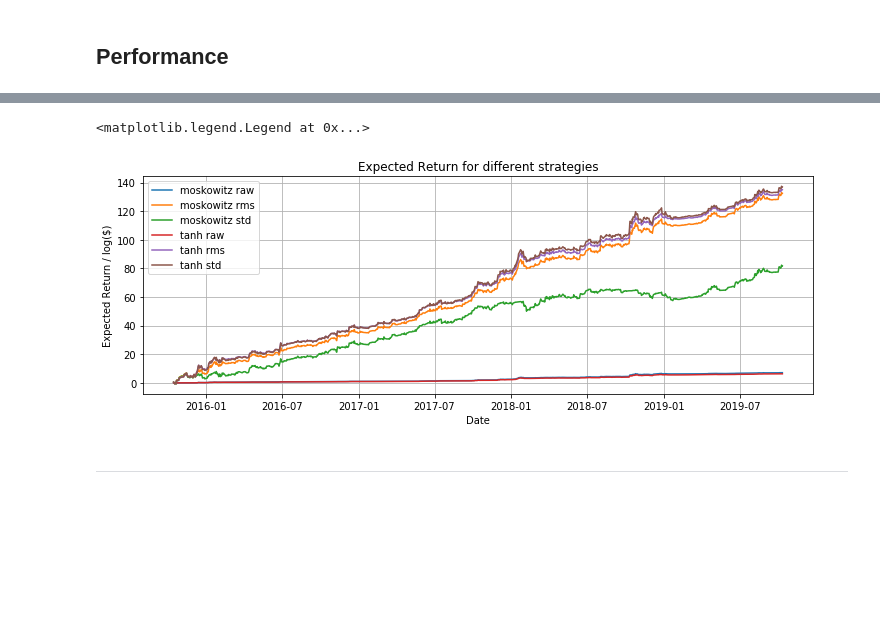
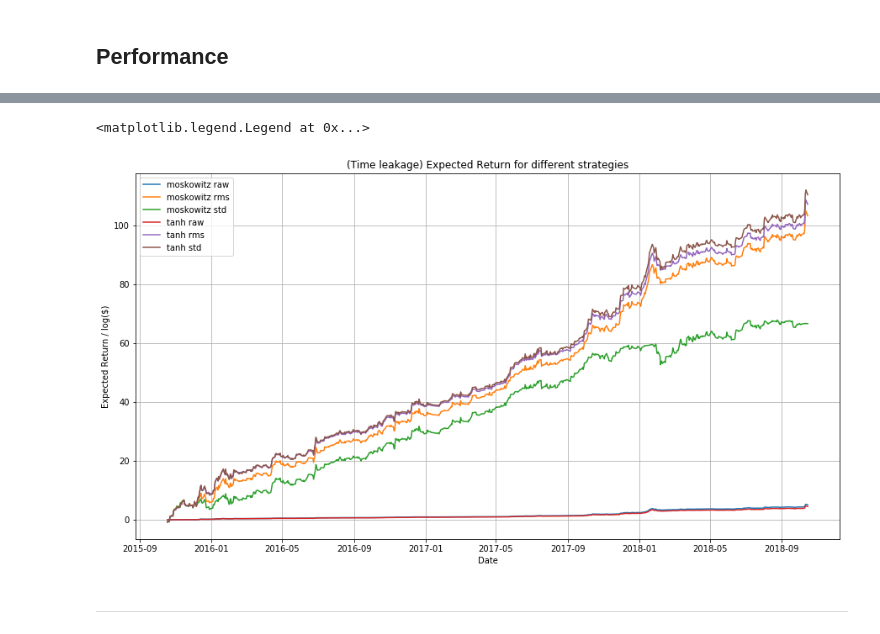
Before and after one commit to Joearrowsmith/Algothon_2019_Workshops, a Jupyter notebook: Introduction_to_Financial_Machine_Learning.ipynb, the cells around one changed output, grey strips where cells are left out. Cells and saved outputs as stored; diff of their text form; code cells hidden in the pictures; blank space fills up the shorter version.

```diff
--- a/Introduction_to_Financial_Machine_Learning.ipynb
+++ b/Introduction_to_Financial_Machine_Learning.ipynb
@@ -57,7 +53,7 @@ import pandas as pd
 import numpy as np
 import matplotlib.pyplot as plt
 
-figsize = (12,4)
+figsize = (15,8)
 # %% [markdown]
 # What is a financial time series?
 # %% [markdown]
@@ -65,8 +61,11 @@ figsize = (12,4)
 
 ![BlackRock](http://2019.algothon.org/img/blackrock-logo-sitemap.svg)
 # %%
-start = '2015-10-11'
-end = '2019-10-11'
+start = '2015-10-15'
+end = '2018-10-15'
+
+oos_start = end
+oos_end = '2019-10-15'
 
 data = quandl.get('EOD/BLK', start_date=start, end_date=end)
 close = data['Close']
@@ -111,7 +120,7 @@ log_rets.plot(label='log rets')
 # %% [markdown]
 ## Volatility
 # %%
-volatility = log_rets.shift(1).ewm(span=252).std()
+volatility = log_rets.shift(-1).ewm(span=252).std()
 volatility.head()
 # %% [output]
 Date
@@ -266,20 +328,20 @@ tanh_std_perf = target_rets * tanh_std_pos
 # %%
 plt.figure(figsize=figsize)
 plt.plot(np.cumsum(moskowitz_raw_perf), label='moskowitz raw')
 plt.plot(np.cumsum(moskowitz_rms_perf), label='moskowitz rms')
 plt.plot(np.cumsum(moskowitz_std_perf), label='moskowitz std')
 plt.plot(np.cumsum(tanh_raw_perf), label='tanh raw')
 plt.plot(np.cumsum(tanh_rms_perf), label='tanh rms')
 plt.plot(np.cumsum(tanh_std_perf), label='tanh std')
 
-plt.title("Expected Return for different strategies")
+plt.title("(Time leakage) Expected Return for different strategies")
 plt.ylabel("Expected Return / log($)")
 plt.xlabel("Date")
 plt.grid(True)
 plt.legend()
 # %% [output]
 <matplotlib.legend.Legend at 0x...>
-[figure, old version]
+[figure, new version]
 # %% [markdown]
 
 
```
Also changed, not shown: parts of 70 cells of this notebook.
